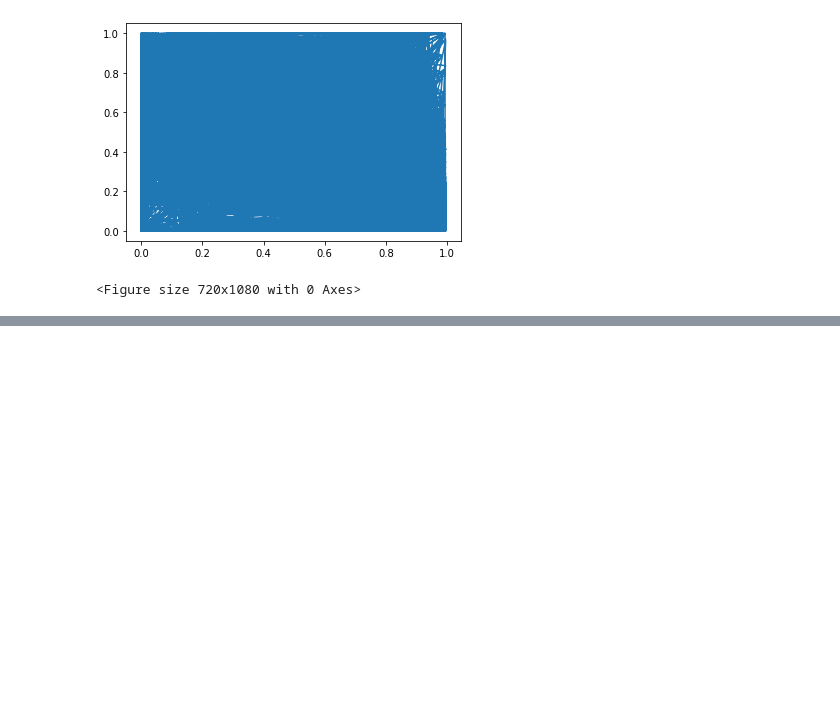
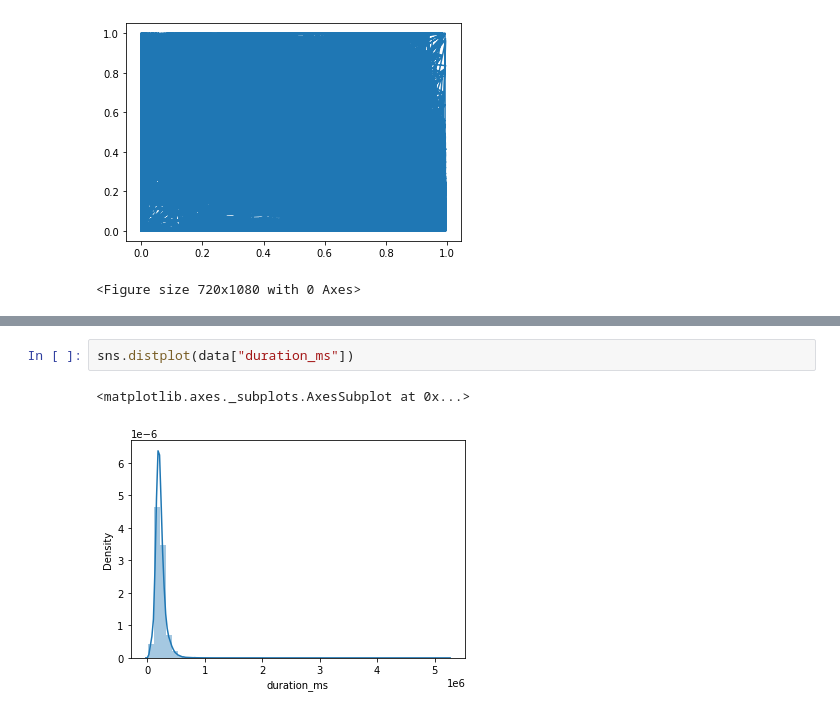
Before and after one commit to abhi-11nav/Spotify-data-Analysis, a Jupyter notebook: Spotify_Music_Analysis.ipynb, the cells around one changed output, grey strips where cells are left out. Drawn from its saved outputs; the diff is of its cells as text; blank space fills up the shorter version.

```diff
--- a/Spotify_Music_Analysis.ipynb
+++ b/Spotify_Music_Analysis.ipynb
@@ -321,0 +350,5 @@ sns.scatter(data[][:10000],data[][:10000], hue=data["popular"])
+# %%
+sns.distplot(data["duration_ms"])
+# %% [output]
+<matplotlib.axes._subplots.AxesSubplot at 0x...>
+[figure, added]
```
Also changed, not shown: parts of 13 cells of this notebook.
